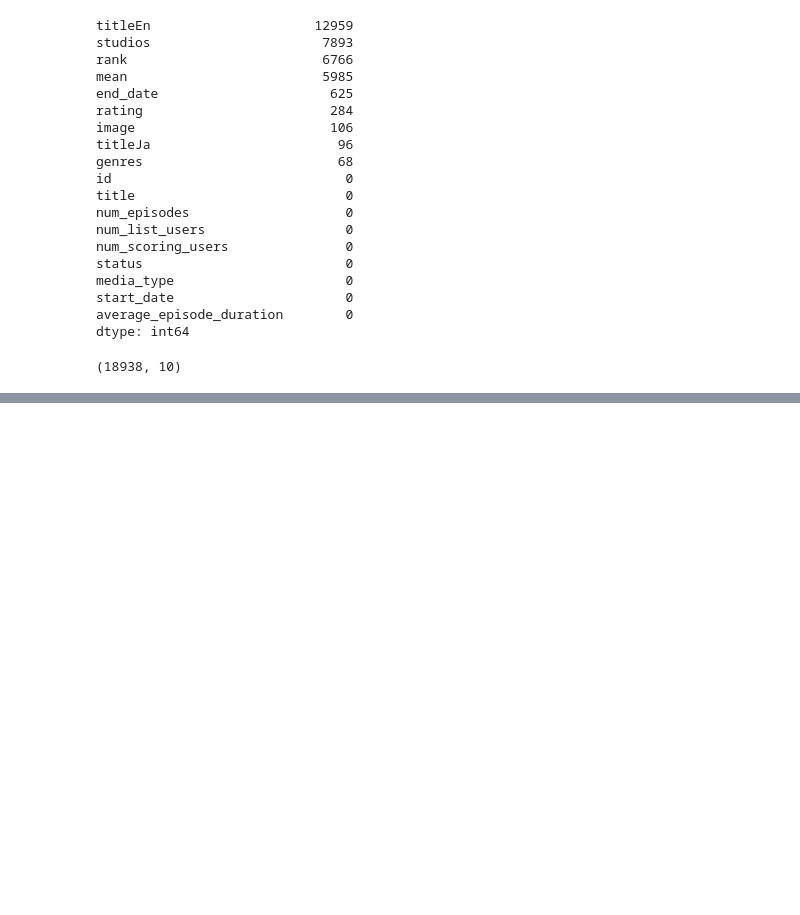
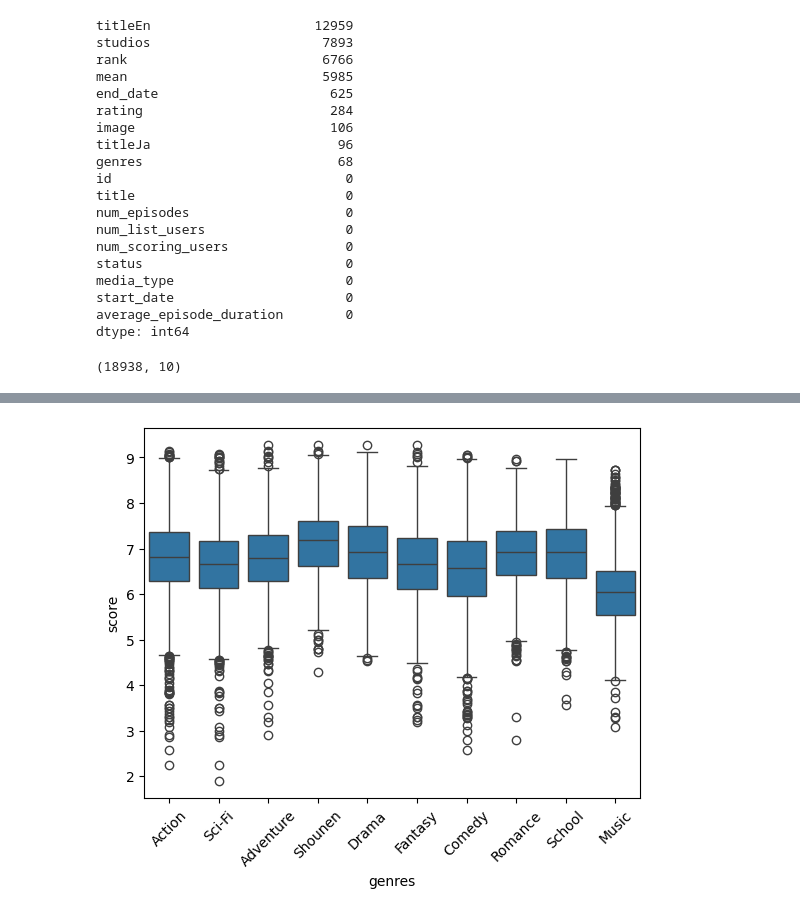
Before and after one commit to futabarentarou/Anime-final-project, a Jupyter notebook: data/Finalproject.ipynb, the cells around one changed output, grey strips where cells are left out. Cells and saved outputs as stored; diff of their text form; code cells hidden in the pictures; blank space fills up the shorter version.

```diff
--- a/data/Finalproject.ipynb
+++ b/data/Finalproject.ipynb
@@ -166,0 +146,12 @@ df.shape
+# %%
+top_genres = df_exploded["genres"].value_counts().head(10)
+
+sns.boxplot(
+    data=df_exploded[df_exploded["genres"].isin(top_genres.index)],
+    x="genres",
+    y="score"
+)
+plt.xticks(rotation=45)
+plt.show()
+# %% [output]
+[figure, added]
```
Also changed, not shown: parts of 19 cells of this notebook.
